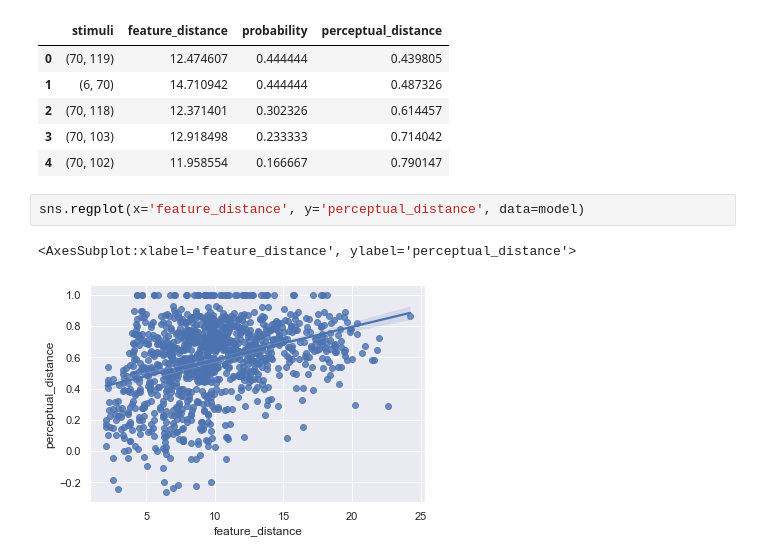
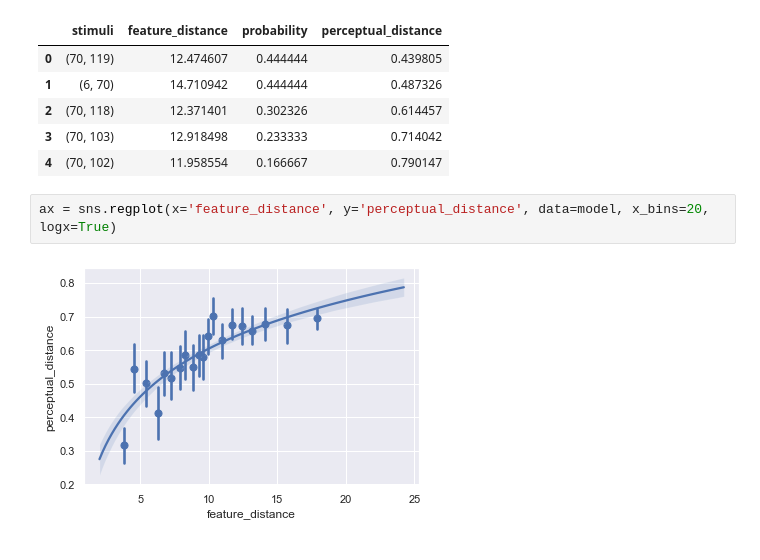
Before and after one commit to dswalla/pyrfume-data, a Jupyter notebook: nakayama_2022/feature_perception_model.ipynb, the cells around one changed output. Cells and saved outputs as stored; diff of their text form.

Commit message:
The rest of the incomplete model and updates

```diff
--- a/nakayama_2022/feature_perception_model.ipynb
+++ b/nakayama_2022/feature_perception_model.ipynb
@@ -96,7 +96,6 @@ model.head()
 | 3 | (70, 103) | 12.918498 | 0.233333 | 0.714042 |
 | 4 | (70, 102) | 11.958554 | 0.166667 | 0.790147 |
 # %%
-sns.regplot(x='feature_distance', y='perceptual_distance', data=model)
+ax = sns.regplot(x='feature_distance', y='perceptual_distance', data=model, x_bins=20, logx=True)
 # %% [output]
-<AxesSubplot:xlabel='feature_distance', ylabel='perceptual_distance'>
-[figure, old version]
+[figure, new version]
```
Also changed, not shown: parts of 1 cell of this notebook, 3 other files.
